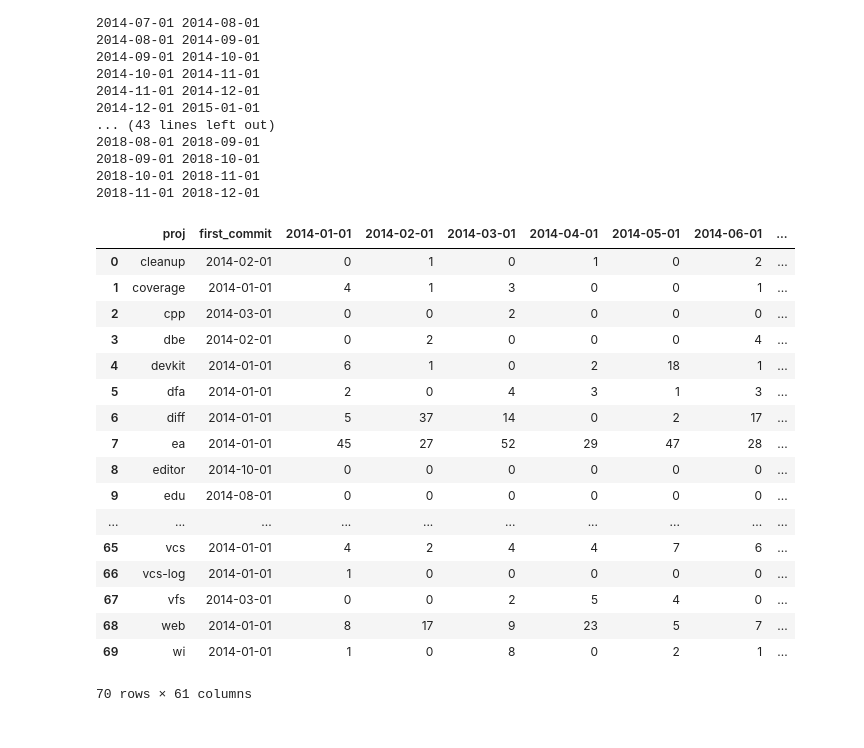
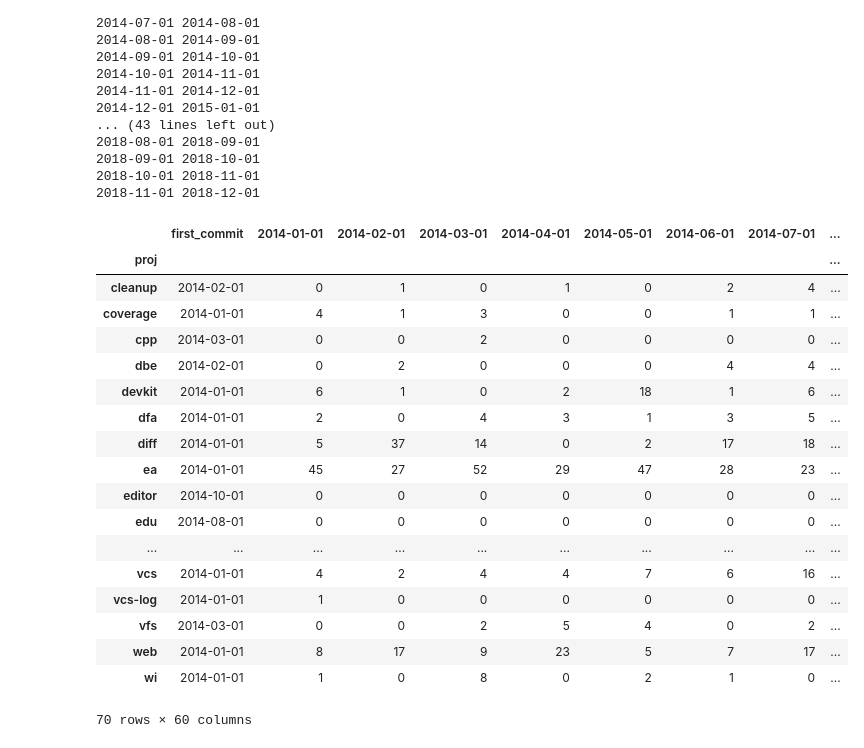
Before and after one commit to vladislavneon/autogenerating-commit-messages, a Jupyter notebook: nngen/commit statistics.ipynb, the cells around one changed output. Saved outputs shown, nothing was run; the diff lists cells and outputs as text; code cells hidden in the pictures.

```diff
--- a/nngen/commit statistics.ipynb
+++ b/nngen/commit statistics.ipynb
@@ -222,24 +222,25 @@ with open('proj_stats.csv', 'w') as ouf:
         if proj:
             ouf.write(proj + ';' + ';'.join(map(str, stats)) + '\n')
 # %%
-proj_data = pd.read_csv("proj_stats.csv", sep=';', na_values='')
+proj_data = pd.read_csv("proj_stats.csv", index_col='proj', sep=';', na_values='')
 proj_data
 # %% [output]
-|  | proj | first_commit | 2014-01-01 | 2014-02-01 | 2014-03-01 | 2014-04-01 | 2014-05-01 | 2014-06-01 | ... |
-| 0 | cleanup | 2014-02-01 | 0 | 1 | 0 | 1 | 0 | 2 | ... |
-| 1 | coverage | 2014-01-01 | 4 | 1 | 3 | 0 | 0 | 1 | ... |
-| 2 | cpp | 2014-03-01 | 0 | 0 | 2 | 0 | 0 | 0 | ... |
-| 3 | dbe | 2014-02-01 | 0 | 2 | 0 | 0 | 0 | 4 | ... |
-| 4 | devkit | 2014-01-01 | 6 | 1 | 0 | 2 | 18 | 1 | ... |
-| 5 | dfa | 2014-01-01 | 2 | 0 | 4 | 3 | 1 | 3 | ... |
-| 6 | diff | 2014-01-01 | 5 | 37 | 14 | 0 | 2 | 17 | ... |
-| 7 | ea | 2014-01-01 | 45 | 27 | 52 | 29 | 47 | 28 | ... |
-| 8 | editor | 2014-10-01 | 0 | 0 | 0 | 0 | 0 | 0 | ... |
-| 9 | edu | 2014-08-01 | 0 | 0 | 0 | 0 | 0 | 0 | ... |
+|  | first_commit | 2014-01-01 | 2014-02-01 | 2014-03-01 | 2014-04-01 | 2014-05-01 | 2014-06-01 | 2014-07-01 | ... |
+| proj |  |  |  |  |  |  |  |  | ... |
+| cleanup | 2014-02-01 | 0 | 1 | 0 | 1 | 0 | 2 | 4 | ... |
+| coverage | 2014-01-01 | 4 | 1 | 3 | 0 | 0 | 1 | 1 | ... |
+| cpp | 2014-03-01 | 0 | 0 | 2 | 0 | 0 | 0 | 0 | ... |
+| dbe | 2014-02-01 | 0 | 2 | 0 | 0 | 0 | 4 | 4 | ... |
+| devkit | 2014-01-01 | 6 | 1 | 0 | 2 | 18 | 1 | 6 | ... |
+| dfa | 2014-01-01 | 2 | 0 | 4 | 3 | 1 | 3 | 5 | ... |
+| diff | 2014-01-01 | 5 | 37 | 14 | 0 | 2 | 17 | 18 | ... |
+| ea | 2014-01-01 | 45 | 27 | 52 | 29 | 47 | 28 | 23 | ... |
+| editor | 2014-10-01 | 0 | 0 | 0 | 0 | 0 | 0 | 0 | ... |
+| edu | 2014-08-01 | 0 | 0 | 0 | 0 | 0 | 0 | 0 | ... |
 | ... | ... | ... | ... | ... | ... | ... | ... | ... | ... |
-| 65 | vcs | 2014-01-01 | 4 | 2 | 4 | 4 | 7 | 6 | ... |
-| 66 | vcs-log | 2014-01-01 | 1 | 0 | 0 | 0 | 0 | 0 | ... |
-| 67 | vfs | 2014-03-01 | 0 | 0 | 2 | 5 | 4 | 0 | ... |
-| 68 | web | 2014-01-01 | 8 | 17 | 9 | 23 | 5 | 7 | ... |
-| 69 | wi | 2014-01-01 | 1 | 0 | 8 | 0 | 2 | 1 | ... |
+| vcs | 2014-01-01 | 4 | 2 | 4 | 4 | 7 | 6 | 16 | ... |
+| vcs-log | 2014-01-01 | 1 | 0 | 0 | 0 | 0 | 0 | 0 | ... |
+| vfs | 2014-03-01 | 0 | 0 | 2 | 5 | 4 | 0 | 2 | ... |
+| web | 2014-01-01 | 8 | 17 | 9 | 23 | 5 | 7 | 17 | ... |
+| wi | 2014-01-01 | 1 | 0 | 8 | 0 | 2 | 1 | 0 | ... |
-70 rows × 61 columns
+70 rows × 60 columns
```
Also changed, not shown: parts of 1 cell of this notebook.
